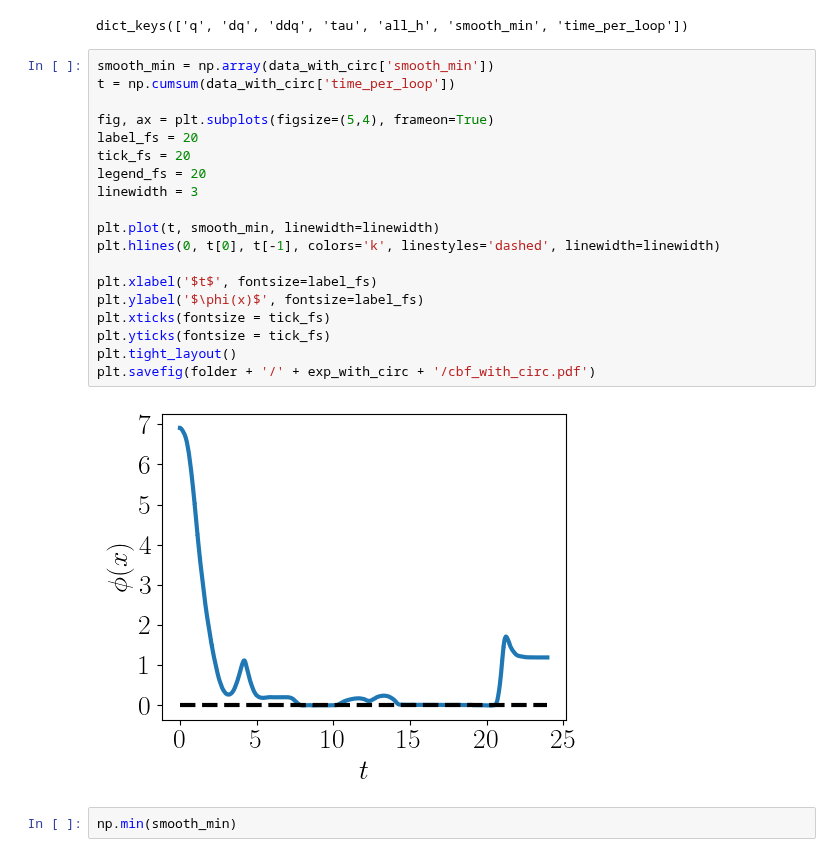
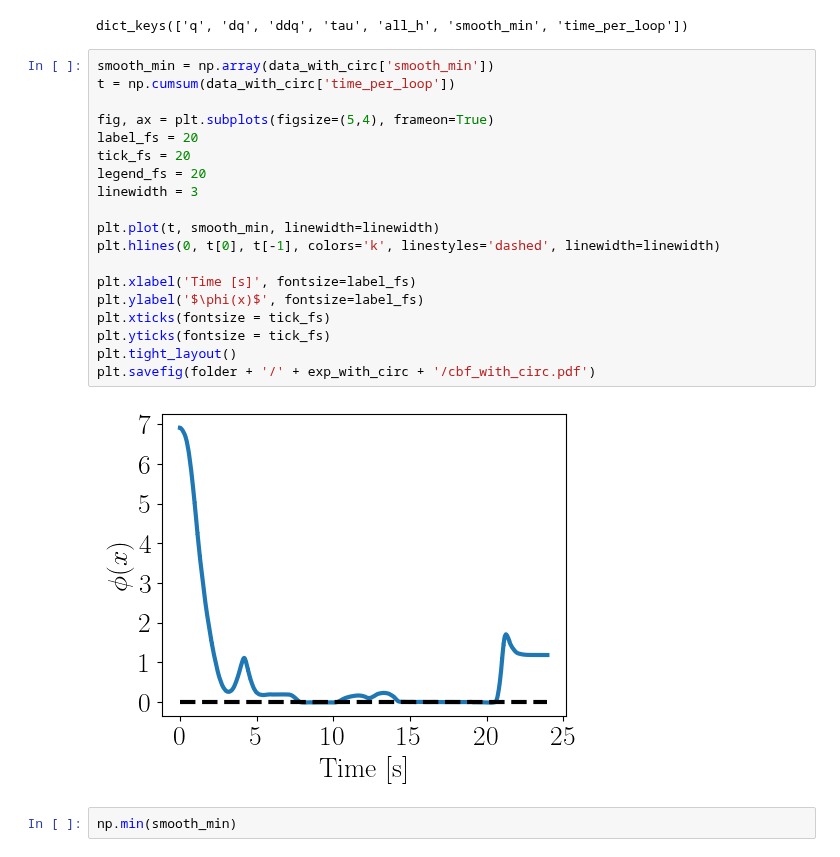
Before and after one commit to shiqingw/HOCBF-FR3-Experiments, a Jupyter notebook: exp1_visualization.ipynb, the cells around one changed output. Saved outputs shown, nothing was run; the diff lists cells and outputs as text.

```diff
--- a/exp1_visualization.ipynb
+++ b/exp1_visualization.ipynb
@@ -58,24 +58,24 @@ dict_keys(['q', 'dq', 'ddq', 'tau', 'all_h', 'smooth_min', 'time_per_loop'])
 # %%
 smooth_min = np.array(data_with_circ['smooth_min'])
 t = np.cumsum(data_with_circ['time_per_loop'])
 
 fig, ax = plt.subplots(figsize=(5,4), frameon=True)
 label_fs = 20
 tick_fs = 20
 legend_fs = 20
 linewidth = 3
 
 plt.plot(t, smooth_min, linewidth=linewidth)
 plt.hlines(0, t[0], t[-1], colors='k', linestyles='dashed', linewidth=linewidth)
 
-plt.xlabel('$t$', fontsize=label_fs)
+plt.xlabel('Time [s]', fontsize=label_fs)
 plt.ylabel('$\phi(x)$', fontsize=label_fs)
 plt.xticks(fontsize = tick_fs)
 plt.yticks(fontsize = tick_fs)
 plt.tight_layout()
 plt.savefig(folder + '/' + exp_with_circ + '/cbf_with_circ.pdf')
 # %% [output]
-[figure, old version]
+[figure, new version]
 # %%
 np.min(smooth_min)
 # %% [output]
```
Also changed, not shown: parts of 1 cell of this notebook, 16 other files.
